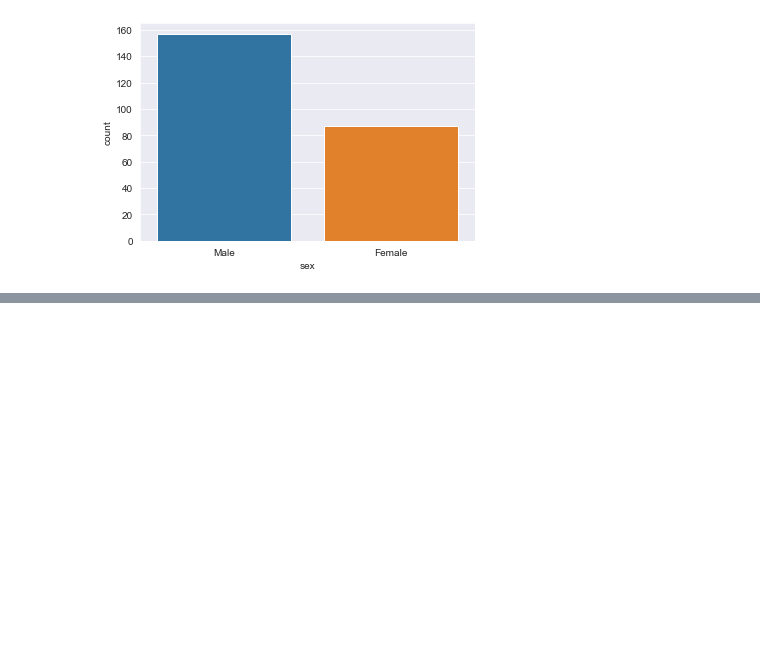
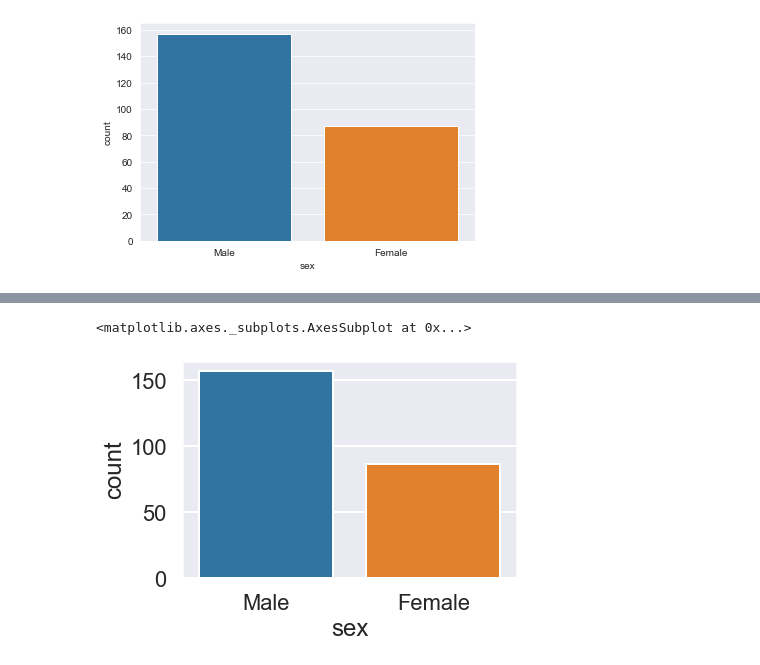
Before and after one commit to appwebtech/Data-Science, a Jupyter notebook: 5_data_visualization_seaborn/Style and Color.ipynb, the cells around one changed output, grey strips where cells are left out. Saved outputs shown, nothing was run; the diff lists cells and outputs as text; code cells hidden in the pictures; blank space fills up the shorter version.

```diff
--- a/5_data_visualization_seaborn/Style and Color.ipynb
+++ b/5_data_visualization_seaborn/Style and Color.ipynb
@@ -23,0 +35,8 @@ sns.countplot(x='sex',data=tips)
+# %%
+# Scale and Context (Large scale for a poster print)
+
+sns.set_context('poster', font_scale=1) # Play with the scale to get the desired size
+sns.countplot(x='sex',data=tips)
+# %% [output]
+<matplotlib.axes._subplots.AxesSubplot at 0x...>
+[figure, added]
```
Also changed, not shown: parts of 2 cells of this notebook.
